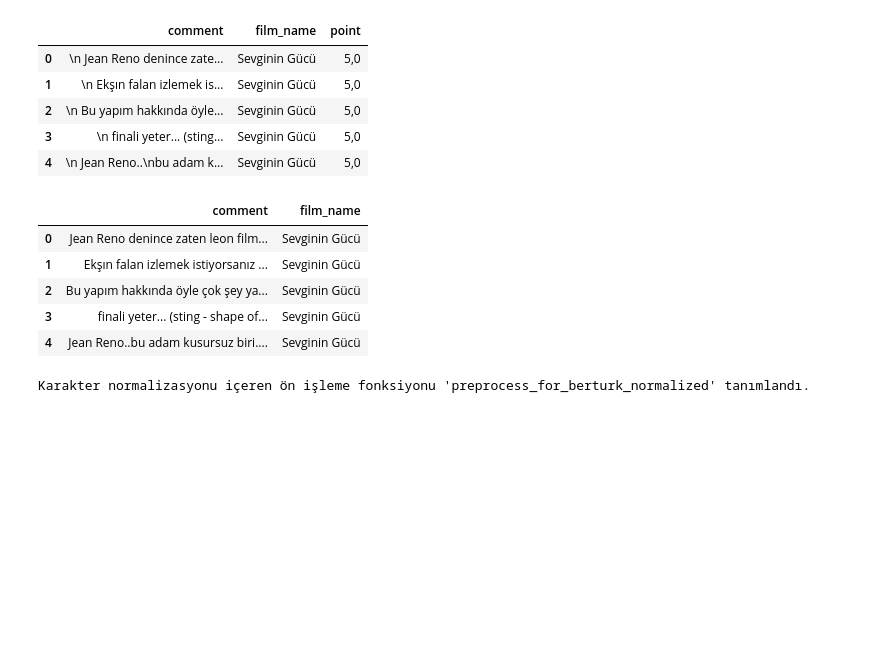
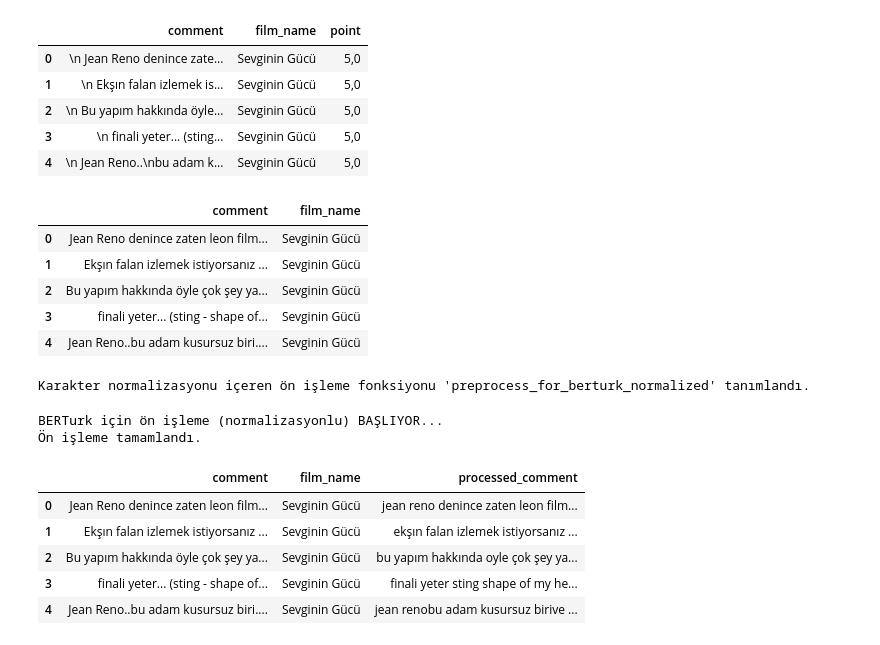
Before and after one commit to ecemsmsk27/sentiment-analysis-movie-recommendation, a Jupyter notebook: notebooks/data_preprocessing_turkish.ipynb, the cells around one changed output. Cells and saved outputs as stored; diff of their text form; code cells hidden in the pictures; blank space fills up the shorter version.

```diff
--- a/notebooks/data_preprocessing_turkish.ipynb
+++ b/notebooks/data_preprocessing_turkish.ipynb
@@ -41,8 +41,8 @@ df.head()
 | 3 | finali yeter... (sting - shape of... | Sevginin Gücü |
 | 4 | Jean Reno..bu adam kusursuz biri.... | Sevginin Gücü |
 # %%
-chars_to_normalize_map_from = "ÂâÎîÛûÊêÄäËëÏïÖöÜüŞşĞğÇç"
-chars_to_normalize_map_to   = "AaIiUuEeAaEeIiOoUuSsGgCc"
+chars_to_normalize_map_from = "ÂâÎîÛûÊêÄäËëÏïÖöÜü"
+chars_to_normalize_map_to   = "AaIiUuEeAaEeIiOoUu"
 
 translation_table = str.maketrans(chars_to_normalize_map_from, chars_to_normalize_map_to)
 
@@ -70,7 +70,7 @@ def preprocess_for_berturk(text):
 
   text = re.sub(r'[^a-z0-9ığüşöç\s.,!?:;]', '', text)
 
-  text = re.sub(r'([.,!?:;])\1+', r'\1', text)
+  text = re.sub(r'[.,!?:;\(\)\[\]\{\}]', '', text)
 
   # ---- Ekstra boşlukları kaldırma ---
   text = re.sub(r'\s+', ' ', text).strip()
@@ -81,3 +81,22 @@ def preprocess_for_berturk(text):
 print("Karakter normalizasyonu içeren ön işleme fonksiyonu 'preprocess_for_berturk_normalized' tanımlandı.")
 # %% [output]
 Karakter normalizasyonu içeren ön işleme fonksiyonu 'preprocess_for_berturk_normalized' tanımlandı.
+# %%
+print("\nBERTurk için ön işleme (normalizasyonlu) BAŞLIYOR...")
+if 'comment' not in df.columns:
+  raise ValueError("DataFrame'de 'comment' sütunu bulunamadı.")
+
+df['processed_comment'] = df['comment'].astype(str).apply(preprocess_for_berturk)
+print("Ön işleme tamamlandı.")
+# %% [output]
+BERTurk için ön işleme (normalizasyonlu) BAŞLIYOR...
+Ön işleme tamamlandı.
+# %%
+df.head()
+# %% [output]
+|  | comment | film_name | processed_comment |
+| 0 | Jean Reno denince zaten leon film... | Sevginin Gücü | jean reno denince zaten leon film... |
+| 1 | Ekşın falan izlemek istiyorsanız ... | Sevginin Gücü | ekşın falan izlemek istiyorsanız ... |
+| 2 | Bu yapım hakkında öyle çok şey ya... | Sevginin Gücü | bu yapım hakkında oyle çok şey ya... |
+| 3 | finali yeter... (sting - shape of... | Sevginin Gücü | finali yeter sting shape of my he... |
+| 4 | Jean Reno..bu adam kusursuz biri.... | Sevginin Gücü | jean renobu adam kusursuz birive ... |
```
Also changed, not shown: parts of 4 cells of this notebook.
